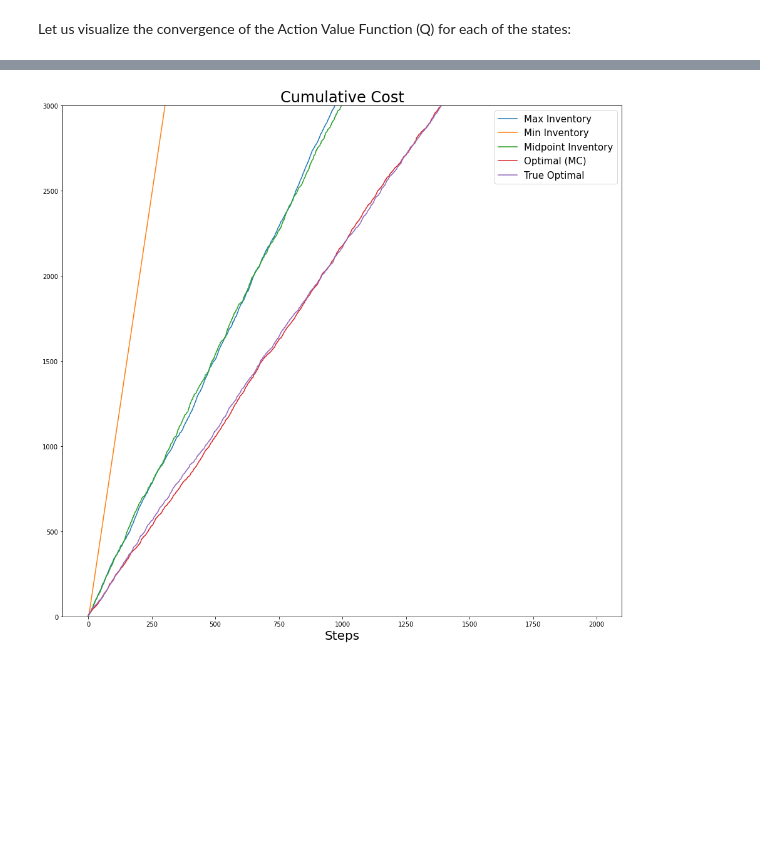
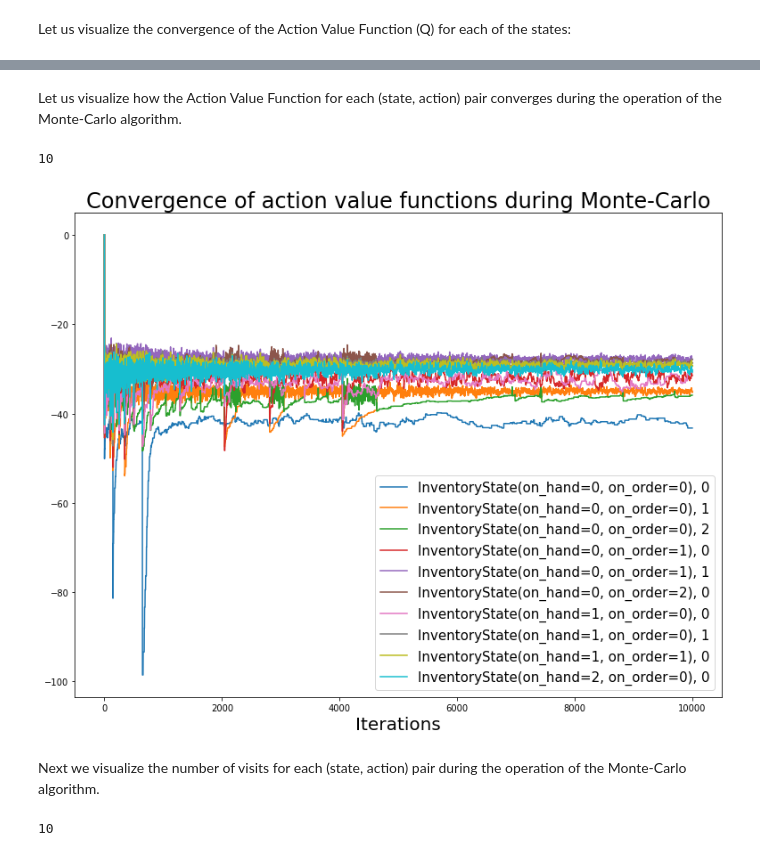
Before and after one commit to LearnableLoopAI/portfolio2, a Jupyter notebook: _notebooks/2022-07-20-InventoryManagement9_PORT.ipynb, the cells around one changed output, grey strips where cells are left out. Cells and saved outputs as stored; diff of their text form; code cells hidden in the pictures; blank space fills up the shorter version.

```diff
--- a/_notebooks/2022-07-20-InventoryManagement9_PORT.ipynb
+++ b/_notebooks/2022-07-20-InventoryManagement9_PORT.ipynb
@@ -284,6 +282,5 @@ Let us set the capacity $C=5$, but keep the other parameters as before.
 # %%
-# capacity: int = 2
-capacity: int = 5
+capacity: int = 2
 poisson_lambda: float = 1.0
 holding_cost: float = 1.0
 stockout_cost: float = 10.0
@@ -901,10 +488,30 @@ axs.legend(fontsize=15);
-# %%
-fig,axs = plt.subplots(figsize=(16,15))
-axs.set_xlabel('Steps', fontsize=20)
-axs.set_title(f'Cumulative Cost', fontsize=24)
-for i,cum_r in enumerate(plot_list):
-  axs.plot(-cum_r, label=label_list[i])
-axs.set_ylim([0, 3000])
-axs.legend(fontsize=15);
-# %% [output]
-[figure, removed]
+# %% [markdown]
+Let us visualize how the Action Value Function for each (state, action) pair converges during the operation of the Monte-Carlo algorithm.
+# %%
+values_dicts = [(vfa.values_map) for vfa in qvfa_lst]
+# values_dicts
+# %%
+# https://stackoverflow.com/questions/5946236/how-to-merge-dicts-collecting-values-from-matching-keys
+from collections import defaultdict
+ds = values_dicts
+merged_dict = defaultdict(list)
+for d in ds: #input dicts
+    for key, value in d.items():
+        merged_dict[key].append(value)
+# merged_dict
+# %%
+len(merged_dict)
+# %% [output]
+10
+# %%
+import matplotlib.pyplot as plt
+fig,axs = plt.subplots(figsize=(13,10))
+axs.set_xlabel('Iterations', fontsize=20)
+axs.set_title(f'Convergence of action value functions during Monte-Carlo', fontsize=24)
+for it in merged_dict.items():
+  axs.plot(it[1], label=f'{it[0][0].state}, {it[0][1]}')
+axs.legend(fontsize=15);
+# %% [output]
+[figure, added]
+# %% [markdown]
+Next we visualize the number of visits for each (state, action) pair during the operation of the Monte-Carlo algorithm.
@@ -910,0 +530,4 @@ axs.legend(fontsize=15);
+# %%
+len(merged_dict)
+# %% [output]
+10
```
Also changed, not shown: parts of 91 cells of this notebook.
